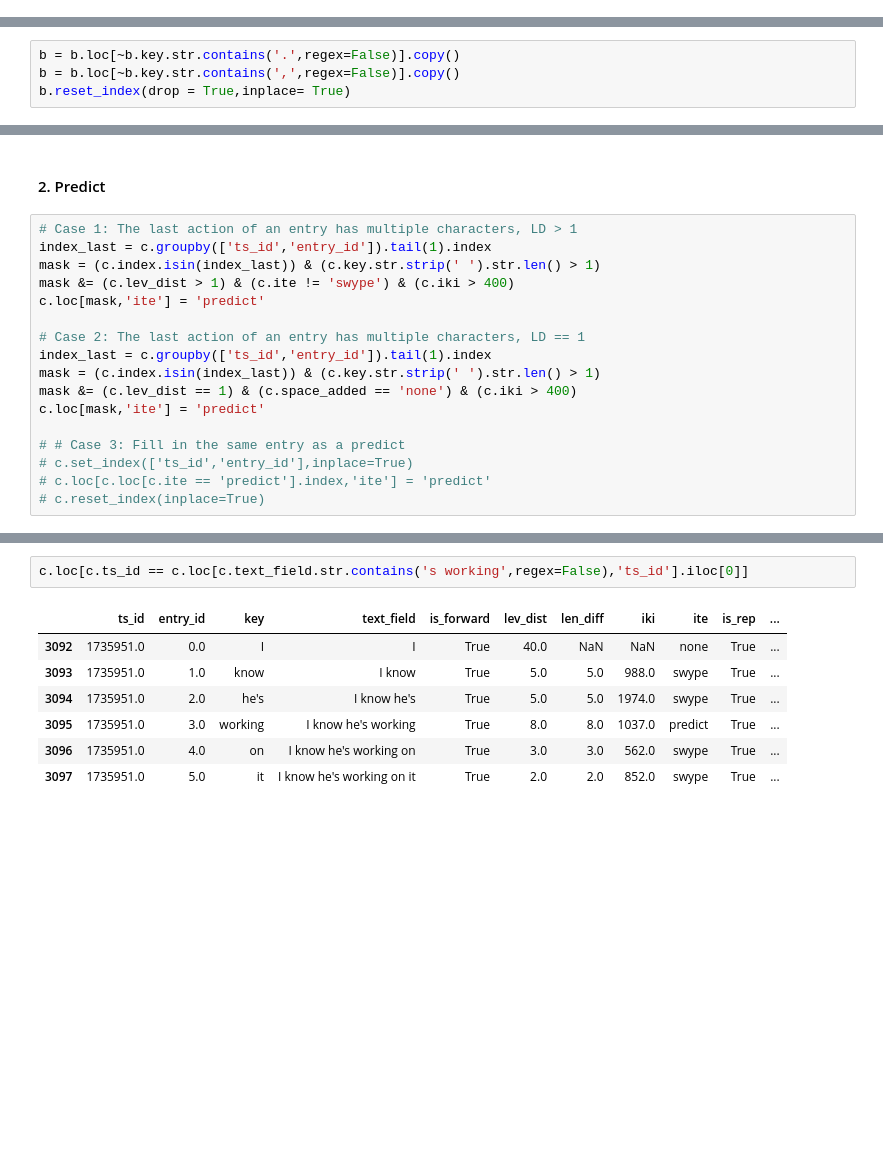
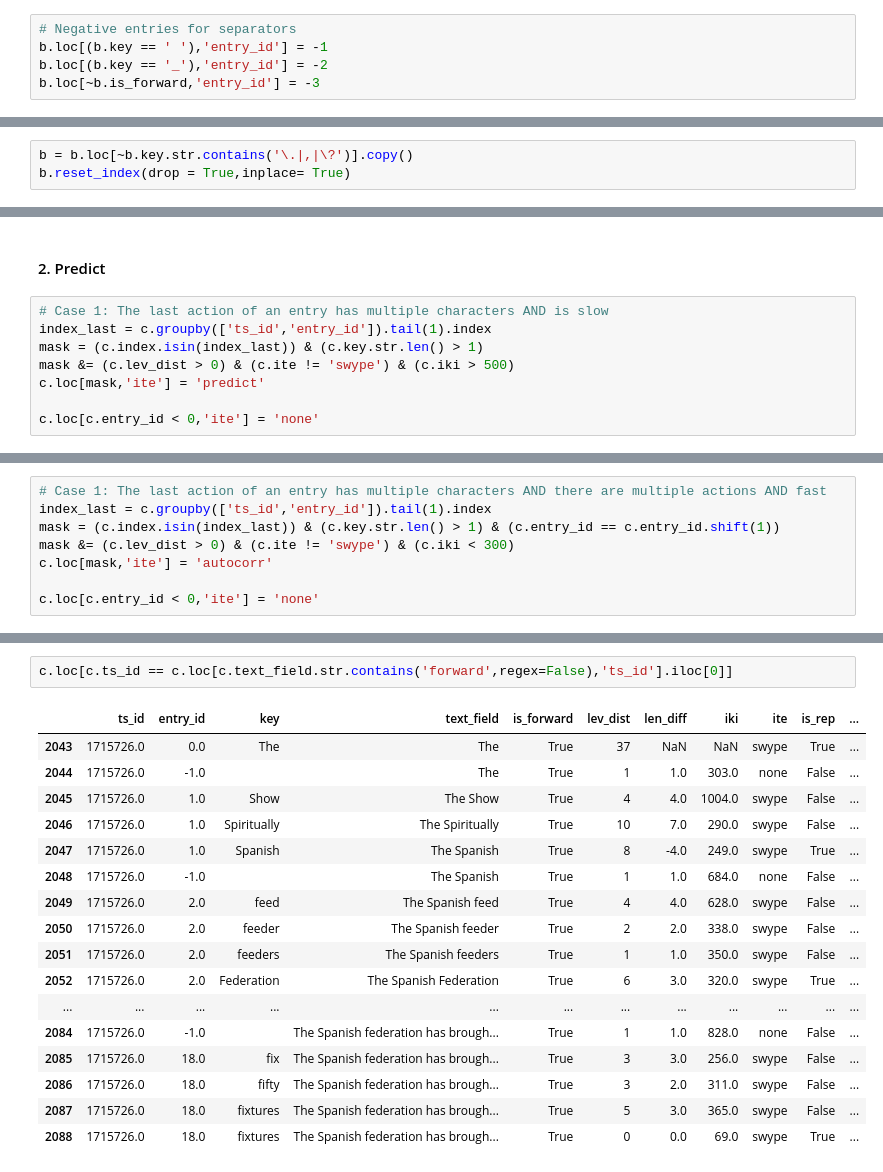
Before and after one commit to cashaddy/typing_automation, a Jupyter notebook: word_aggregate.ipynb, the cells around one changed output, grey strips where cells are left out. Saved outputs shown, nothing was run; the diff lists cells and outputs as text; blank space fills up the shorter version.

```diff
--- a/word_aggregate.ipynb
+++ b/word_aggregate.ipynb
@@ -223,4 +160,9 @@ b.loc[(b.space_added == 'none') & (b.key == '_'),'entry_id'] = -1
 
 # Case 3: Keys with leading spaces are unchanged
 pass
+# %%
+# Negative entries for separators
+b.loc[(b.key == ' '),'entry_id'] = -1
+b.loc[(b.key == '_'),'entry_id'] = -2
+b.loc[~b.is_forward,'entry_id'] = -3
 # %%
@@ -240,6 +187,5 @@ b.head(10)
 # %%
-b = b.loc[~b.key.str.contains('.',regex=False)].copy()
-b = b.loc[~b.key.str.contains(',',regex=False)].copy()
+b = b.loc[~b.key.str.contains('\.|,|\?')].copy()
 b.reset_index(drop = True,inplace= True)
 # %%
 b['iki_norm'] = b.iki / b.key.str.len()
@@ -318,19 +270,10 @@ c.loc[(c.ite != 'swype') & (b.ite == 'swype')]
 # %% [markdown]
 #### 2. Predict
 # %%
-# Case 1: The last action of an entry has multiple characters, LD > 1
+# Case 1: The last action of an entry has multiple characters AND is slow
 index_last = c.groupby(['ts_id','entry_id']).tail(1).index
-mask = (c.index.isin(index_last)) & (c.key.str.strip(' ').str.len() > 1)
-mask &= (c.lev_dist > 1) & (c.ite != 'swype') & (c.iki > 400)
+mask = (c.index.isin(index_last)) & (c.key.str.len() > 1)
+mask &= (c.lev_dist > 0) & (c.ite != 'swype') & (c.iki > 500)
 c.loc[mask,'ite'] = 'predict'
 
-# Case 2: The last action of an entry has multiple characters, LD == 1
-index_last = c.groupby(['ts_id','entry_id']).tail(1).index
-mask = (c.index.isin(index_last)) & (c.key.str.strip(' ').str.len() > 1)
-mask &= (c.lev_dist == 1) & (c.space_added == 'none') & (c.iki > 400)
-c.loc[mask,'ite'] = 'predict'
-
-# # Case 3: Fill in the same entry as a predict
-# c.set_index(['ts_id','entry_id'],inplace=True)
-# c.loc[c.loc[c.ite == 'predict'].index,'ite'] = 'predict'
-# c.reset_index(inplace=True)
+c.loc[c.entry_id < 0,'ite'] = 'none'
@@ -344,0 +333,8 @@ c.loc[(c.ite != 'predict') & (b.ite == 'predict')].shape
+# %%
+# Case 1: The last action of an entry has multiple characters AND there are multiple actions AND fast
+index_last = c.groupby(['ts_id','entry_id']).tail(1).index
+mask = (c.index.isin(index_last)) & (c.key.str.len() > 1) & (c.entry_id == c.entry_id.shift(1))
+mask &= (c.lev_dist > 0) & (c.ite != 'swype') & (c.iki < 300)
+c.loc[mask,'ite'] = 'autocorr'
+
+c.loc[c.entry_id < 0,'ite'] = 'none'
@@ -361,11 +403,21 @@ c.groupby('ite').iki_norm.describe()
 # %%
-c.loc[c.ts_id == c.loc[c.text_field.str.contains('s working',regex=False),'ts_id'].iloc[0]]
+c.loc[c.ts_id == c.loc[c.text_field.str.contains('forward',regex=False),'ts_id'].iloc[0]]
 # %% [output]
 |  | ts_id | entry_id | key | text_field | is_forward | lev_dist | len_diff | iki | ite | is_rep | ... |
-| 3092 | 1735951.0 | 0.0 | I | I | True | 40.0 | NaN | NaN | none | True | ... |
-| 3093 | 1735951.0 | 1.0 | know | I know | True | 5.0 | 5.0 | 988.0 | swype | True | ... |
-| 3094 | 1735951.0 | 2.0 | he's | I know he's | True | 5.0 | 5.0 | 1974.0 | swype | True | ... |
-| 3095 | 1735951.0 | 3.0 | working | I know he's working | True | 8.0 | 8.0 | 1037.0 | predict | True | ... |
-| 3096 | 1735951.0 | 4.0 | on | I know he's working on | True | 3.0 | 3.0 | 562.0 | swype | True | ... |
-| 3097 | 1735951.0 | 5.0 | it | I know he's working on it | True | 2.0 | 2.0 | 852.0 | swype | True | ... |
+| 2043 | 1715726.0 | 0.0 | The | The | True | 37 | NaN | NaN | swype | True | ... |
+| 2044 | 1715726.0 | -1.0 |  | The | True | 1 | 1.0 | 303.0 | none | False | ... |
+| 2045 | 1715726.0 | 1.0 | Show | The Show | True | 4 | 4.0 | 1004.0 | swype | False | ... |
+| 2046 | 1715726.0 | 1.0 | Spiritually | The Spiritually | True | 10 | 7.0 | 290.0 | swype | False | ... |
+| 2047 | 1715726.0 | 1.0 | Spanish | The Spanish | True | 8 | -4.0 | 249.0 | swype | True | ... |
+| 2048 | 1715726.0 | -1.0 |  | The Spanish | True | 1 | 1.0 | 684.0 | none | False | ... |
+| 2049 | 1715726.0 | 2.0 | feed | The Spanish feed | True | 4 | 4.0 | 628.0 | swype | False | ... |
+| 2050 | 1715726.0 | 2.0 | feeder | The Spanish feeder | True | 2 | 2.0 | 338.0 | swype | False | ... |
+| 2051 | 1715726.0 | 2.0 | feeders | The Spanish feeders | True | 1 | 1.0 | 350.0 | swype | False | ... |
+| 2052 | 1715726.0 | 2.0 | Federation | The Spanish Federation | True | 6 | 3.0 | 320.0 | swype | True | ... |
+| ... | ... | ... | ... | ... | ... | ... | ... | ... | ... | ... | ... |
+| 2084 | 1715726.0 | -1.0 |  | The Spanish federation has brough... | True | 1 | 1.0 | 828.0 | none | False | ... |
+| 2085 | 1715726.0 | 18.0 | fix | The Spanish federation has brough... | True | 3 | 3.0 | 256.0 | swype | False | ... |
+| 2086 | 1715726.0 | 18.0 | fifty | The Spanish federation has brough... | True | 3 | 2.0 | 311.0 | swype | False | ... |
+| 2087 | 1715726.0 | 18.0 | fixtures | The Spanish federation has brough... | True | 5 | 3.0 | 365.0 | swype | False | ... |
+| 2088 | 1715726.0 | 18.0 | fixtures | The Spanish federation has brough... | True | 0 | 0.0 | 69.0 | swype | True | ... |
 # %%
```
Also changed, not shown: parts of 42 cells of this notebook.
